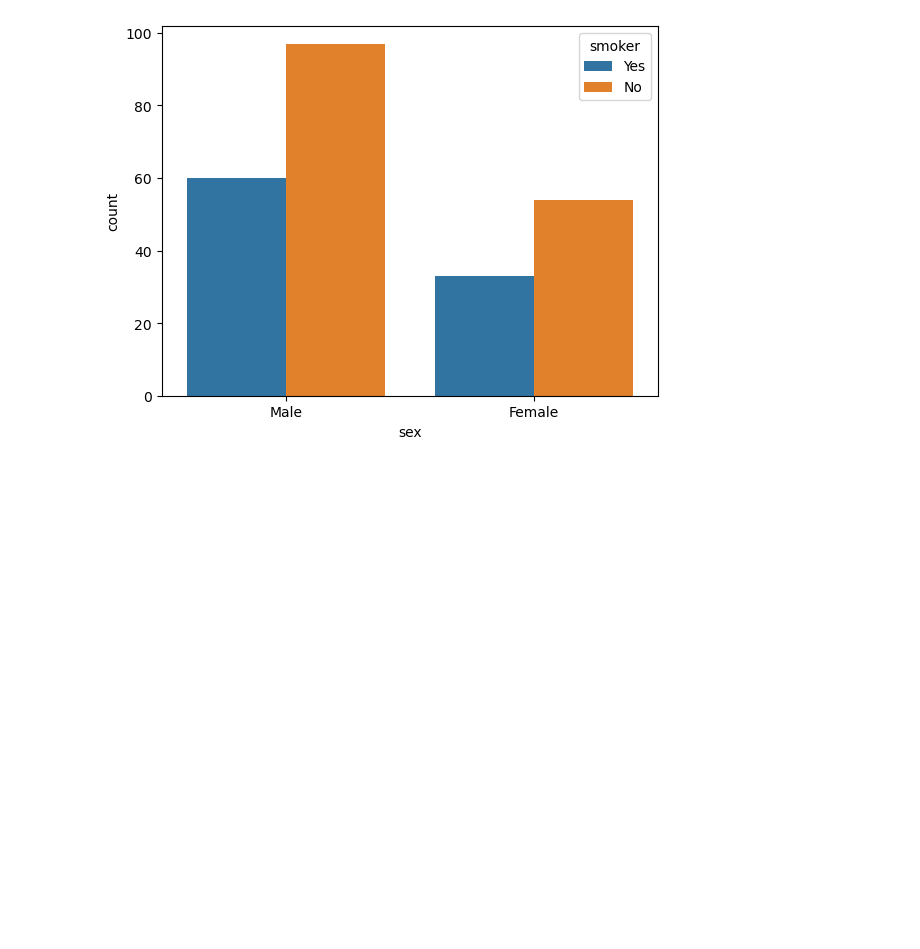
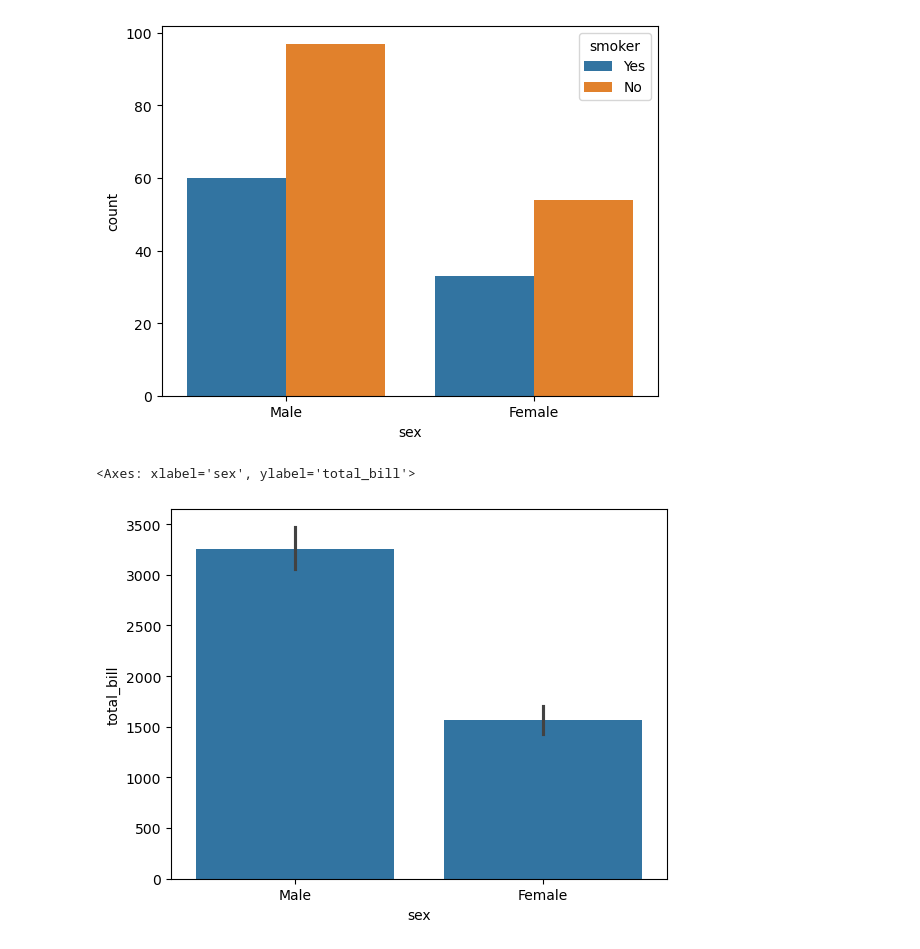
Before and after one commit to debmalya20/swaborn, a Jupyter notebook: catagoricalplot.ipynb, the cells around one changed output. Saved outputs shown, nothing was run; the diff lists cells and outputs as text; code cells hidden in the pictures; blank space fills up the shorter version.

Commit message:
Seaborn catagorical plot

```diff
--- a/catagoricalplot.ipynb
+++ b/catagoricalplot.ipynb
@@ -37,4 +38,7 @@ sns.countplot(x=df["sex"],hue=df["smoker"]) #this func helps to count and make p
 <Axes: xlabel='sex', ylabel='count'>
 [figure]
 # %%
-sns.barplot(df["sex"],)
+sns.barplot(x=df["sex"],y=df["total_bill"],estimator=np.sum) #this func helps to do barplot
+# %% [output]
+<Axes: xlabel='sex', ylabel='total_bill'>
+[figure, added]
```
Also changed, not shown: parts of 1 cell of this notebook.
